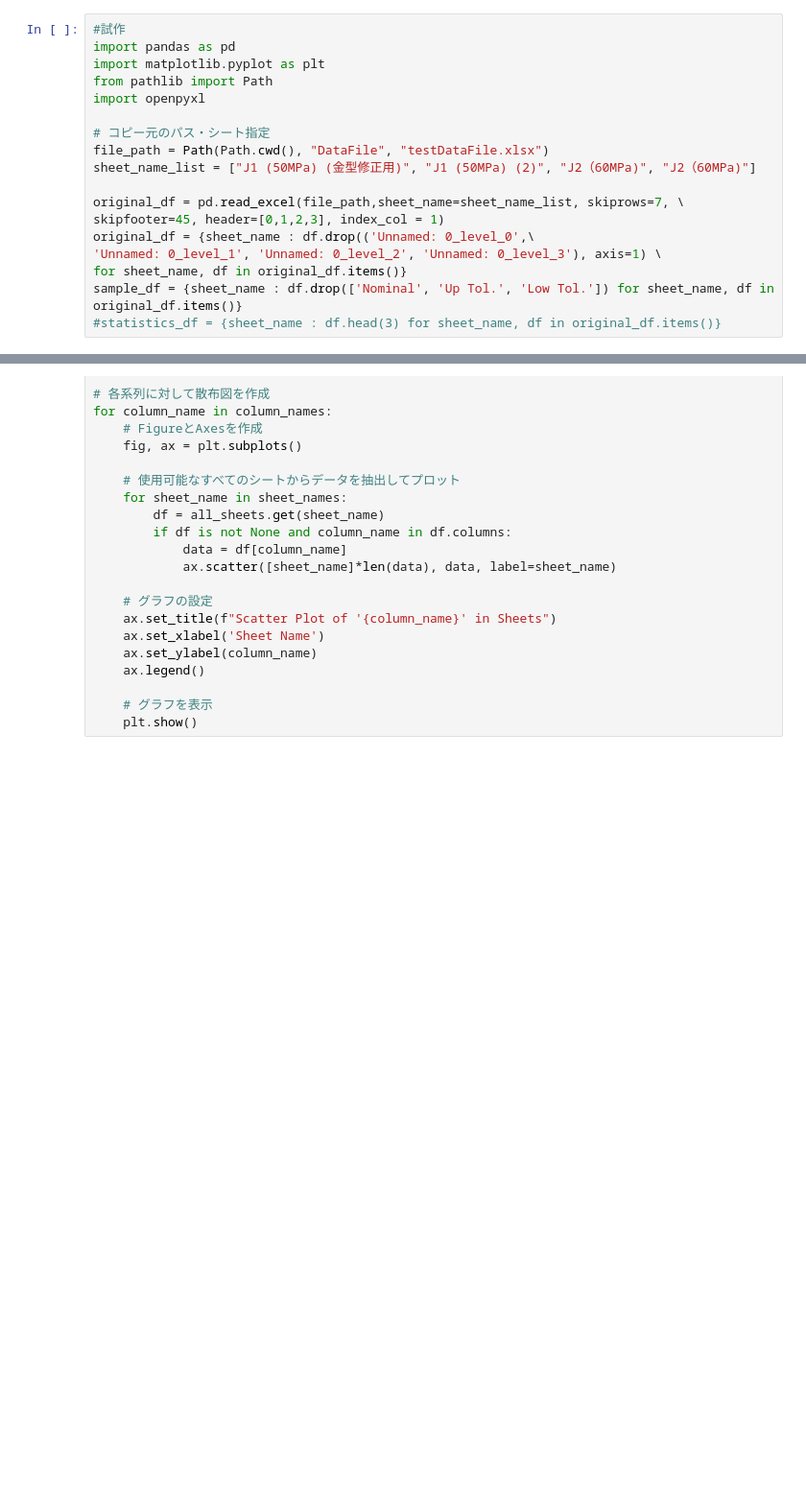
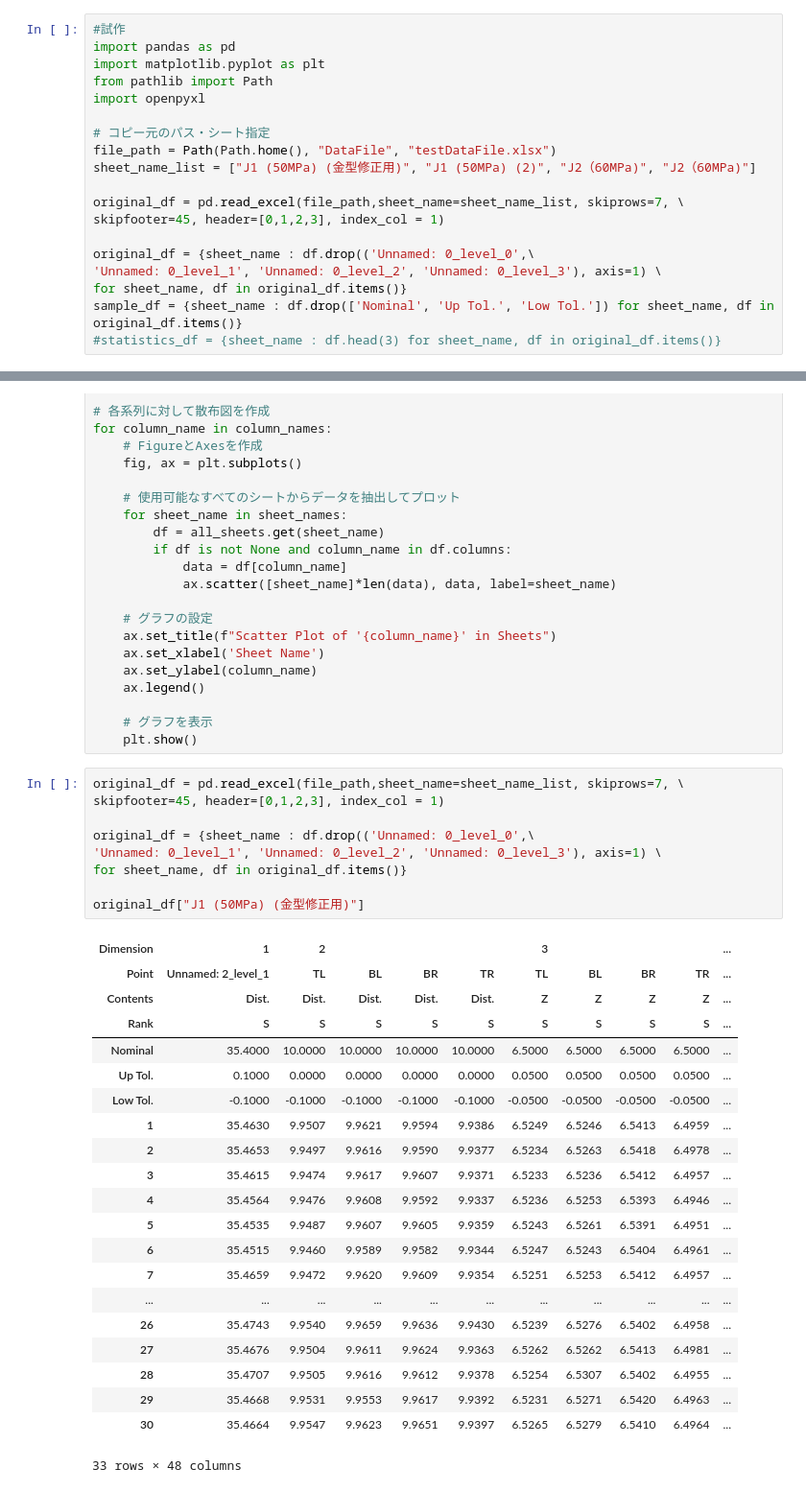
Before and after one commit to kkaomsihmi/evaluate_process_capability, a Jupyter notebook: evaluate_process_capability_20240316.ipynb, the cells around one changed output, grey strips where cells are left out. Shown at 96% size. Drawn from its saved outputs; the diff is of its cells as text; blank space fills up the shorter version.

```diff
--- a/evaluate_process_capability_20240316.ipynb
+++ b/evaluate_process_capability_20240316.ipynb
@@ -134,11 +137,12 @@ from pathlib import Path
 import openpyxl
 
 # コピー元のパス・シート指定
-file_path = Path(Path.cwd(), "DataFile", "testDataFile.xlsx")
+file_path = Path(Path.home(), "DataFile", "testDataFile.xlsx")
 sheet_name_list = ["J1 (50MPa) (金型修正用)", "J1 (50MPa) (2)", "J2（60MPa)", "J2（60MPa)"]
 
 original_df = pd.read_excel(file_path,sheet_name=sheet_name_list, skiprows=7, \
 skipfooter=45, header=[0,1,2,3], index_col = 1)
+
 original_df = {sheet_name : df.drop(('Unnamed: 0_level_0',\
 'Unnamed: 0_level_1', 'Unnamed: 0_level_2', 'Unnamed: 0_level_3'), axis=1) \
 for sheet_name, df in original_df.items()}
@@ -217,3 +221,34 @@ for column_name in column_names:
 
     # グラフを表示
     plt.show()
+# %%
+original_df = pd.read_excel(file_path,sheet_name=sheet_name_list, skiprows=7, \
+skipfooter=45, header=[0,1,2,3], index_col = 1)
+
+original_df = {sheet_name : df.drop(('Unnamed: 0_level_0',\
+'Unnamed: 0_level_1', 'Unnamed: 0_level_2', 'Unnamed: 0_level_3'), axis=1) \
+for sheet_name, df in original_df.items()}
+
+original_df["J1 (50MPa) (金型修正用)"]
+# %% [output]
+| Dimension | 1 | 2 |  |  |  | 3 |  |  |  | ... |
+| Point | Unnamed: 2_level_1 | TL | BL | BR | TR | TL | BL | BR | TR | ... |
+| Contents | Dist. | Dist. | Dist. | Dist. | Dist. | Z | Z | Z | Z | ... |
+| Rank | S | S | S | S | S | S | S | S | S | ... |
+| Nominal | 35.4000 | 10.0000 | 10.0000 | 10.0000 | 10.0000 | 6.5000 | 6.5000 | 6.5000 | 6.5000 | ... |
+| Up Tol. | 0.1000 | 0.0000 | 0.0000 | 0.0000 | 0.0000 | 0.0500 | 0.0500 | 0.0500 | 0.0500 | ... |
+| Low Tol. | -0.1000 | -0.1000 | -0.1000 | -0.1000 | -0.1000 | -0.0500 | -0.0500 | -0.0500 | -0.0500 | ... |
+| 1 | 35.4630 | 9.9507 | 9.9621 | 9.9594 | 9.9386 | 6.5249 | 6.5246 | 6.5413 | 6.4959 | ... |
+| 2 | 35.4653 | 9.9497 | 9.9616 | 9.9590 | 9.9377 | 6.5234 | 6.5263 | 6.5418 | 6.4978 | ... |
+| 3 | 35.4615 | 9.9474 | 9.9617 | 9.9607 | 9.9371 | 6.5233 | 6.5236 | 6.5412 | 6.4957 | ... |
+| 4 | 35.4564 | 9.9476 | 9.9608 | 9.9592 | 9.9337 | 6.5236 | 6.5253 | 6.5393 | 6.4946 | ... |
+| 5 | 35.4535 | 9.9487 | 9.9607 | 9.9605 | 9.9359 | 6.5243 | 6.5261 | 6.5391 | 6.4951 | ... |
+| 6 | 35.4515 | 9.9460 | 9.9589 | 9.9582 | 9.9344 | 6.5247 | 6.5243 | 6.5404 | 6.4961 | ... |
+| 7 | 35.4659 | 9.9472 | 9.9620 | 9.9609 | 9.9354 | 6.5251 | 6.5253 | 6.5412 | 6.4957 | ... |
+| ... | ... | ... | ... | ... | ... | ... | ... | ... | ... | ... |
+| 26 | 35.4743 | 9.9540 | 9.9659 | 9.9636 | 9.9430 | 6.5239 | 6.5276 | 6.5402 | 6.4958 | ... |
+| 27 | 35.4676 | 9.9504 | 9.9611 | 9.9624 | 9.9363 | 6.5262 | 6.5262 | 6.5413 | 6.4981 | ... |
+| 28 | 35.4707 | 9.9505 | 9.9616 | 9.9612 | 9.9378 | 6.5254 | 6.5307 | 6.5402 | 6.4955 | ... |
+| 29 | 35.4668 | 9.9531 | 9.9553 | 9.9617 | 9.9392 | 6.5231 | 6.5271 | 6.5420 | 6.4963 | ... |
+| 30 | 35.4664 | 9.9547 | 9.9623 | 9.9651 | 9.9397 | 6.5265 | 6.5279 | 6.5410 | 6.4964 | ... |
+33 rows × 48 columns
```
Also changed, not shown: parts of 2 cells of this notebook.
